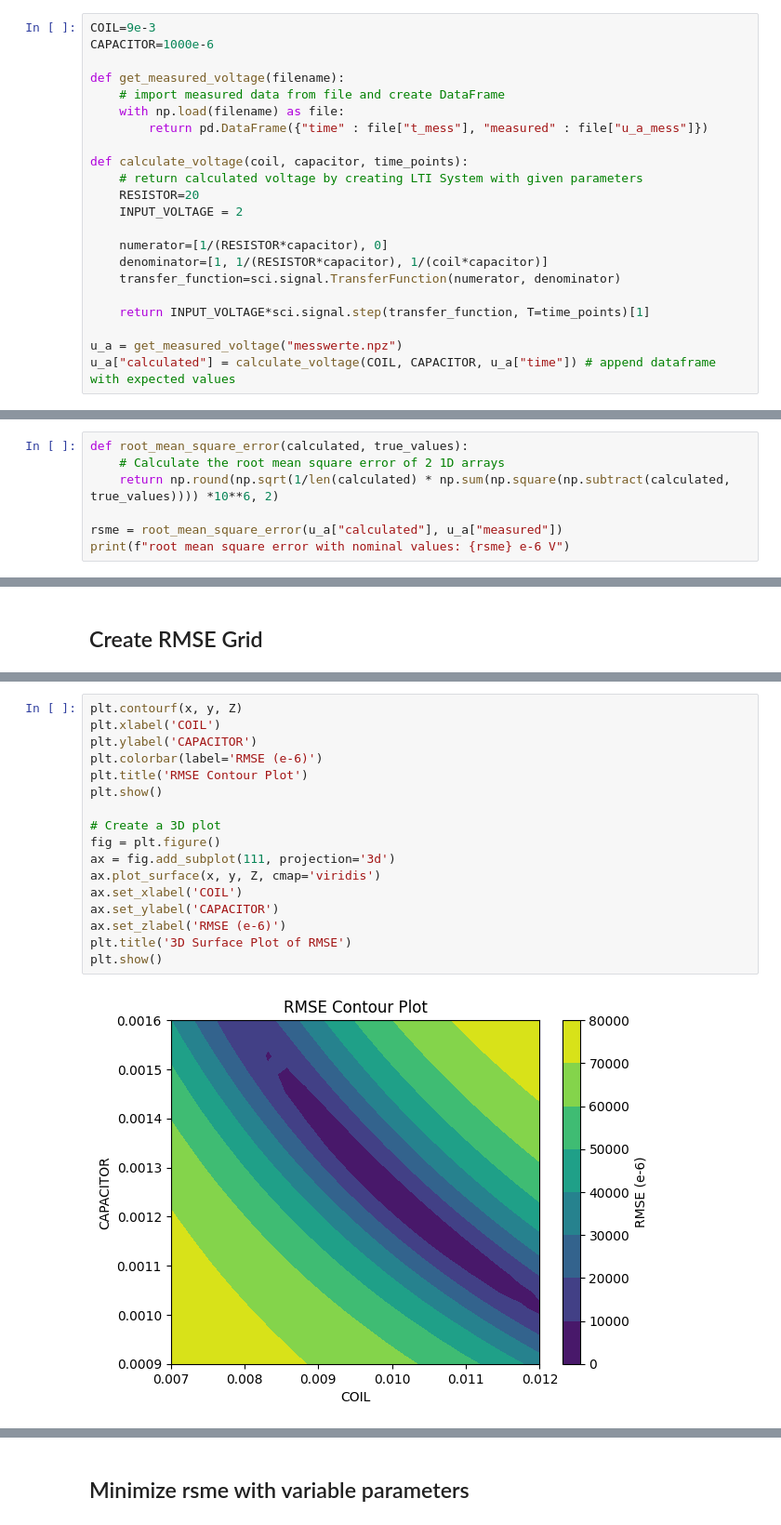
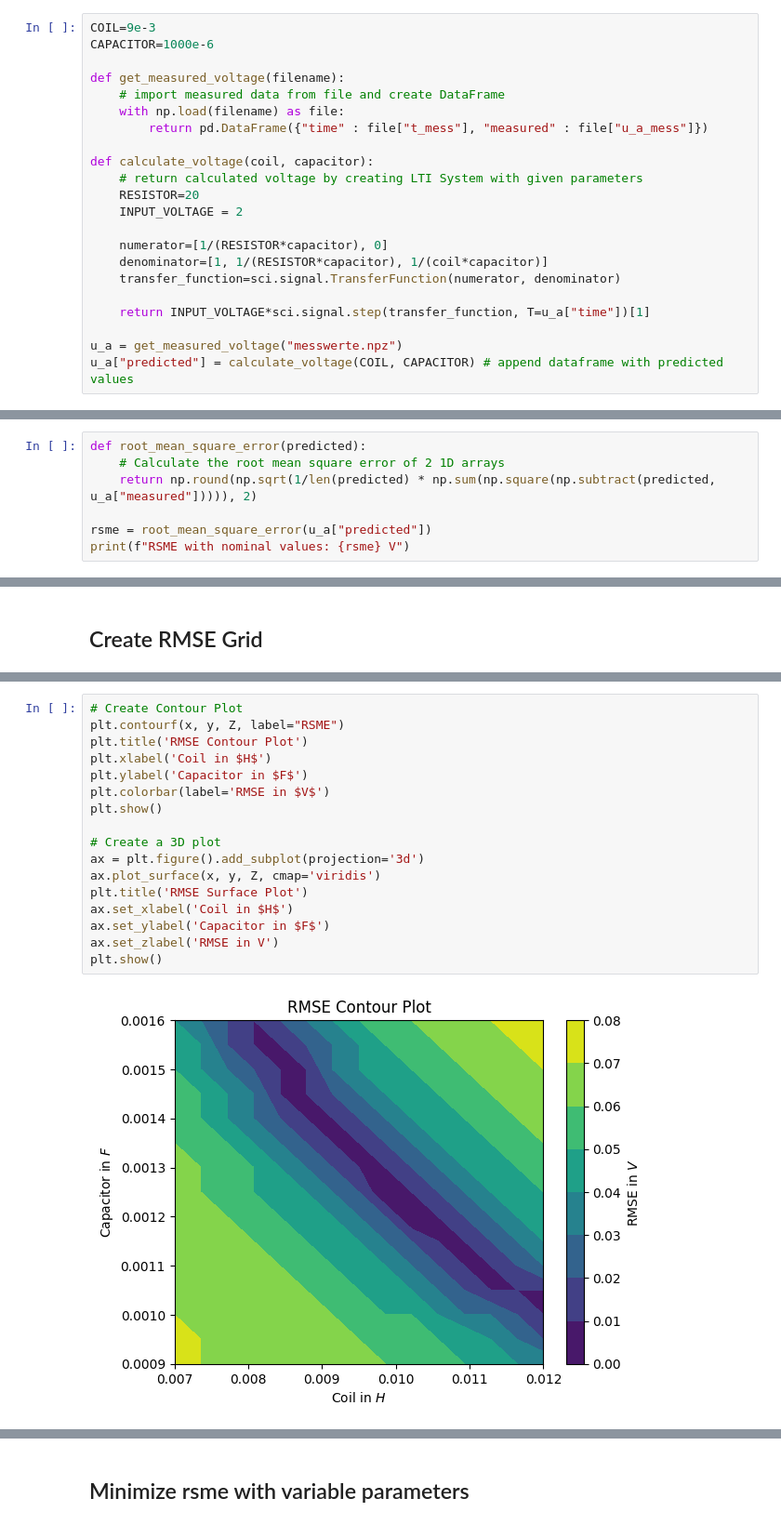
Before and after one commit to JaxRaffnix/Modellbildung-Simulation, a Jupyter notebook: exercise 7/task1.ipynb, the cells around one changed output, grey strips where cells are left out. Shown at 93% size. Drawn from its saved outputs; the diff is of its cells as text.

```diff
--- a/exercise 7/task1.ipynb
+++ b/exercise 7/task1.ipynb
@@ -22,7 +24,7 @@ def get_measured_voltage(filename):
     with np.load(filename) as file:
         return pd.DataFrame({"time" : file["t_mess"], "measured" : file["u_a_mess"]})
 
-def calculate_voltage(coil, capacitor, time_points):
+def calculate_voltage(coil, capacitor):
     # return calculated voltage by creating LTI System with given parameters
     RESISTOR=20
     INPUT_VOLTAGE = 2
@@ -31,10 +33,10 @@ def calculate_voltage(coil, capacitor, time_points):
     denominator=[1, 1/(RESISTOR*capacitor), 1/(coil*capacitor)]
     transfer_function=sci.signal.TransferFunction(numerator, denominator)
 
-    return INPUT_VOLTAGE*sci.signal.step(transfer_function, T=time_points)[1]
+    return INPUT_VOLTAGE*sci.signal.step(transfer_function, T=u_a["time"])[1]
 
 u_a = get_measured_voltage("messwerte.npz")
-u_a["calculated"] = calculate_voltage(COIL, CAPACITOR, u_a["time"]) # append dataframe with expected values
+u_a["predicted"] = calculate_voltage(COIL, CAPACITOR) # append dataframe with predicted values
 # %% [markdown]
 # Analysis
 ## Plot Expected and Measured Data
@@ -53,10 +55,10 @@ plt.show()
 # %% [markdown]
 ## Calculate Root Mean Square Error
 # %%
-def root_mean_square_error(calculated, true_values):
+def root_mean_square_error(predicted):
     # Calculate the root mean square error of 2 1D arrays
-    return np.round(np.sqrt(1/len(calculated) * np.sum(np.square(np.subtract(calculated, true_values)))) *10**6, 2)
+    return np.round(np.sqrt(1/len(predicted) * np.sum(np.square(np.subtract(predicted, u_a["measured"])))), 2)
 
-rsme = root_mean_square_error(u_a["calculated"], u_a["measured"])
-print(f"root mean square error with nominal values: {rsme} e-6 V")
+rsme = root_mean_square_error(u_a["predicted"])
+print(f"RSME with nominal values: {rsme} V")
 # %% [output]
@@ -91,19 +98,19 @@ x,y,Z = rsme_grid(STEPS, u_a["time"], u_a["measured"])
 # %%
-plt.contourf(x, y, Z)
-plt.xlabel('COIL')
-plt.ylabel('CAPACITOR')
-plt.colorbar(label='RMSE (e-6)')
+# Create Contour Plot
+plt.contourf(x, y, Z, label="RSME")
 plt.title('RMSE Contour Plot')
+plt.xlabel('Coil in $H$')
+plt.ylabel('Capacitor in $F$')
+plt.colorbar(label='RMSE in $V$')
 plt.show()
 
 # Create a 3D plot
-fig = plt.figure()
-ax = fig.add_subplot(111, projection='3d')
+ax = plt.figure().add_subplot(projection='3d')
 ax.plot_surface(x, y, Z, cmap='viridis')
-ax.set_xlabel('COIL')
-ax.set_ylabel('CAPACITOR')
-ax.set_zlabel('RMSE (e-6)')
-plt.title('3D Surface Plot of RMSE')
+plt.title('RMSE Surface Plot')
+ax.set_xlabel('Coil in $H$')
+ax.set_ylabel('Capacitor in $F$')
+ax.set_zlabel('RMSE in V')
 plt.show()
 # %% [output]
-[figure, old version]
+[figure, new version]
```
Also changed, not shown: parts of 8 cells of this notebook.
